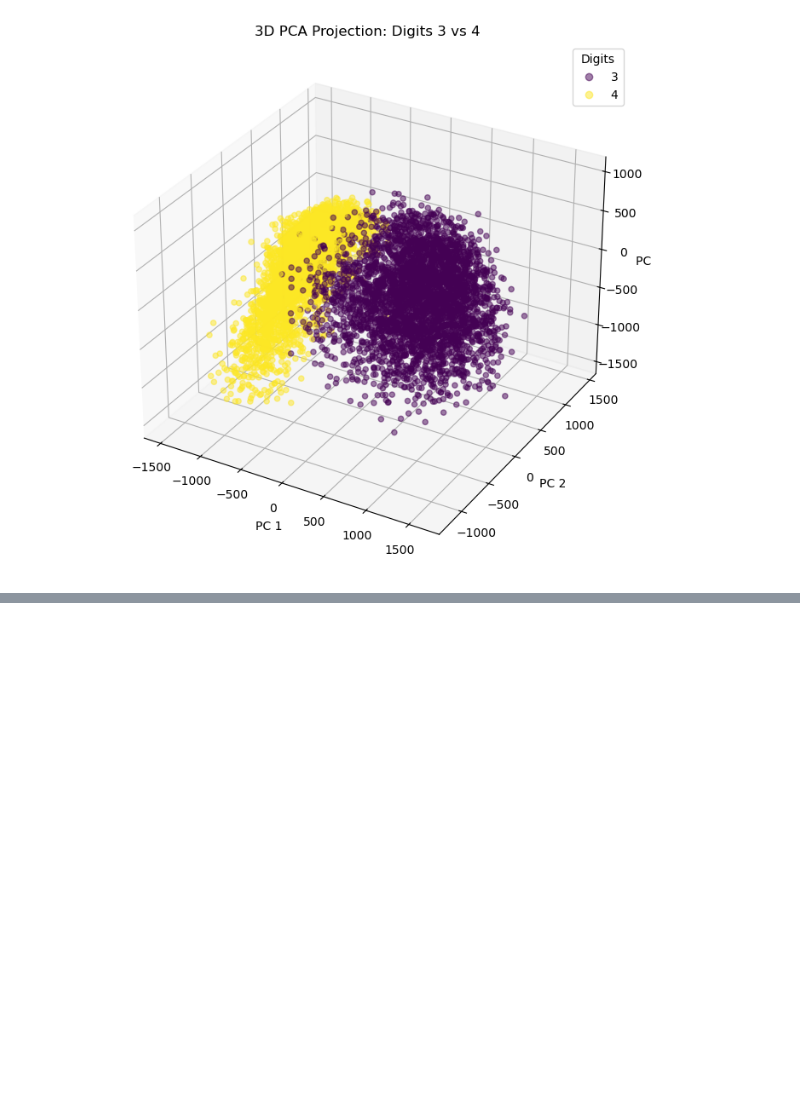
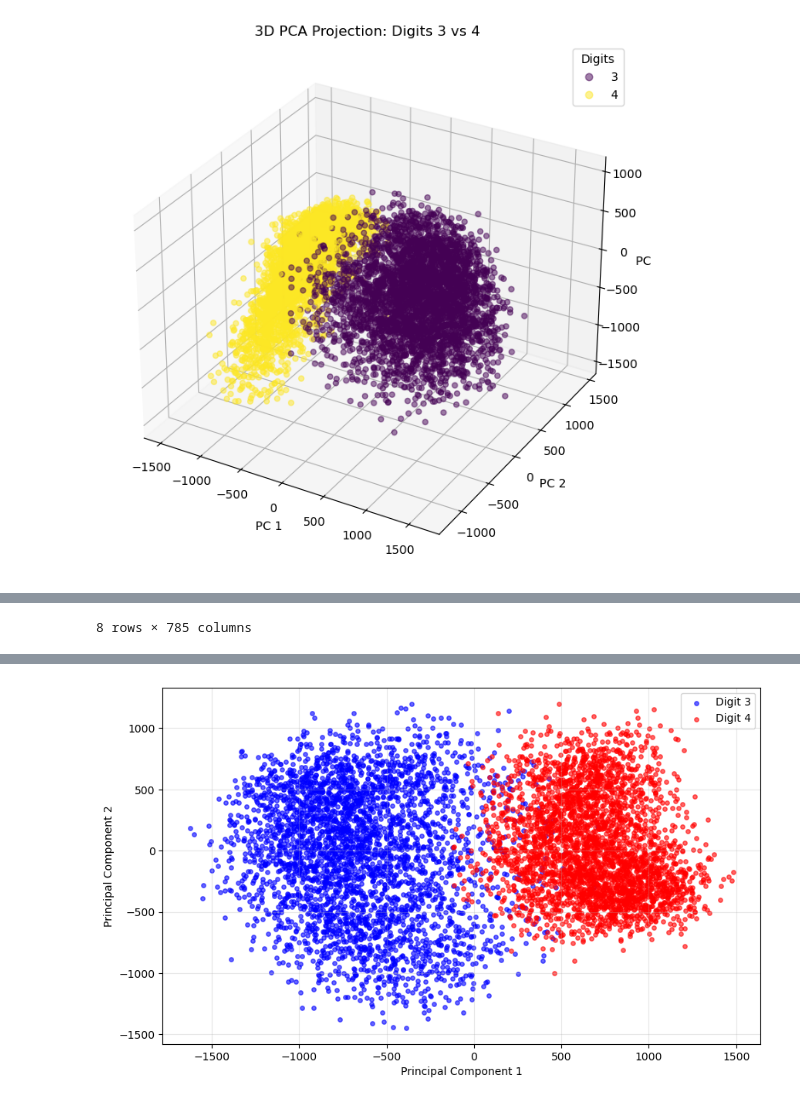
Before and after one commit to FiloDrd/SMM-Homeworks, a Jupyter notebook: homework4.ipynb, the cells around one changed output, grey strips where cells are left out. Cells and saved outputs as stored; diff of their text form; code cells hidden in the pictures; blank space fills up the shorter version.

```diff
--- a/homework4.ipynb
+++ b/homework4.ipynb
@@ -569,0 +573,6 @@ plt.show()
+# %%
+import numpy as np
+import pandas as pd
+import matplotlib.pyplot as plt
+
+data = pd.read_csv('data/train.csv')
@@ -569,0 +581,71 @@ plt.show()
+# %%
+from sklearn.model_selection import train_test_split
+
+display(data.describe())
+
+random_state = 42
+X_raw = data.drop('label', axis=1).values
+y_raw = data['label'].values
+
+mask = (y_raw == 3) | (y_raw == 4)
+
+X_filtered = X_raw[mask]
+y_filtered = y_raw[mask]
+
+print(f"Filtered Dataset Shape: {X_filtered.shape}. Original shape:{X_raw.shape}")
+
+#stratify used for ensuring that the split is balanced
+X_train, X_test, y_train, y_test = train_test_split(
+    X_filtered, y_filtered, test_size=0.2, random_state=random_state, stratify=y_filtered
+)
+
+# --- 4. Centering ---
+# Crucial: We compute the mean ONLY on the training set to avoid data leakage.
+mean_vec = np.mean(X_train, axis=0)
+
+# Center the training data
+X_c_train = X_train - mean_vec
+
+# Center the test data using the TRAINING mean
+X_c_test = X_test - mean_vec
+
+# --- 5. Compute PCA via SVD ---
+# We perform Singular Value Decomposition on the centered training data.
+# numpy.linalg.svd returns u, s, vh (where vh is V transposed)
+# full_matrices=False makes it faster by not computing the full U matrix
+u, s, vh = np.linalg.svd(X_c_train, full_matrices=False)
+
+# The rows of vh are the principal directions (eigenvectors).
+# We take the first two rows (top 2 principal components).
+# We transpose (.T) to get shape (d, 2) for matrix multiplication.
+P = vh[:2, :].T
+
+print(f"Projection Matrix P shape: {P.shape}")
+
+# --- 6. Project Data ---
+# Project X onto the 2D subspace defined by P.
+# Formula: Z = X_centered @ P
+Z_train = X_c_train @ P
+Z_test = X_c_test @ P
+
+print(f"Projected Train Shape: {Z_train.shape}")
+print(f"Projected Test Shape:  {Z_test.shape}")
+
+# --- 7. Visualization ---
+# Let's verify the separation in 2D space
+plt.figure(figsize=(10, 6))
+classes = [3, 4]
+colors = ['blue', 'red']
+
+for digit, color in zip(classes, colors):
+    # Select points belonging to the current digit
+    subset = Z_train[y_train == digit]
+    plt.scatter(subset[:, 0], subset[:, 1],
+                alpha=0.6, s=15, label=f"Digit {digit}", c=color)
+
+plt.xlabel("Principal Component 1")
+plt.ylabel("Principal Component 2")
+plt.legend()
+plt.grid(True, alpha=0.3)
+plt.show()
+# %% [output]
@@ -569,0 +661 @@ plt.show()
+8 rows × 785 columns
@@ -569,0 +666 @@ plt.show()
+[figure, added]
```
Also changed, not shown: parts of 11 cells of this notebook, 2 other files.
